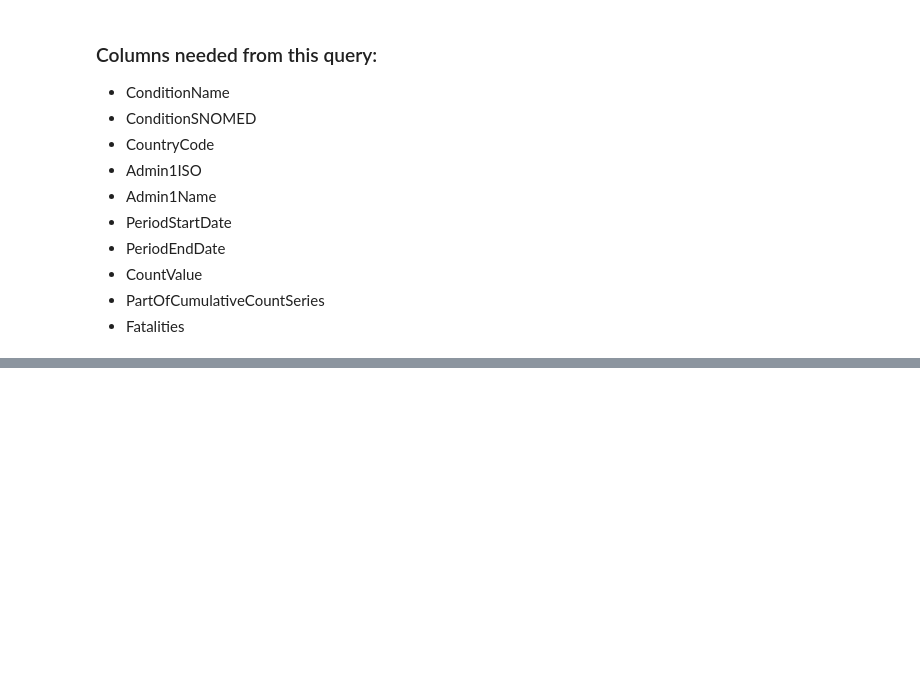
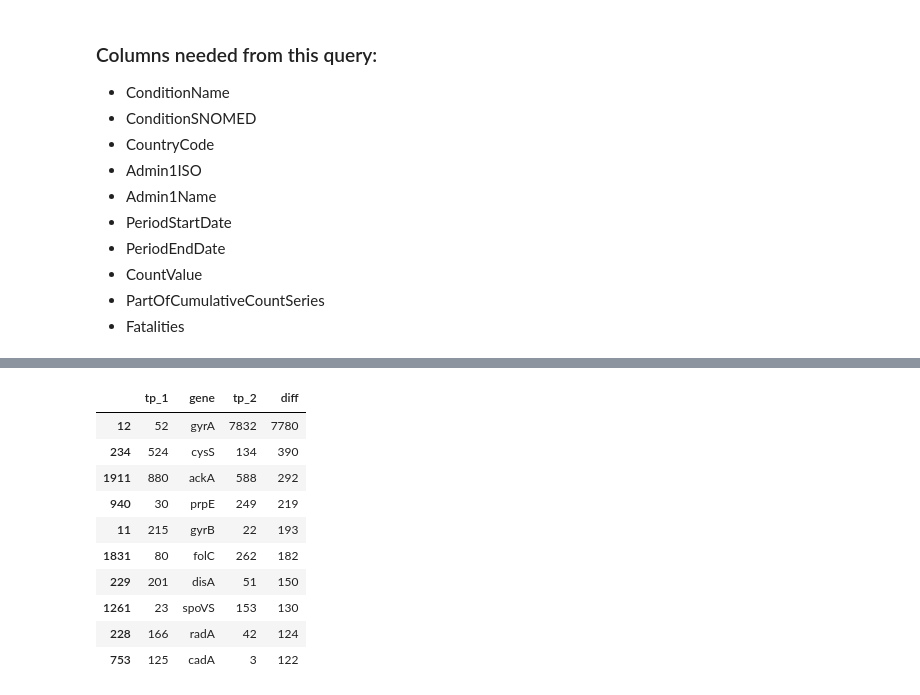
Before and after one commit to FusRaDa/biot670i_capstone_vaccination_project, a Jupyter notebook: rada_notebooks/99_tycho_api.ipynb, the cells around one changed output, grey strips where cells are left out. Drawn from its saved outputs; the diff is of its cells as text; code cells hidden in the pictures; blank space fills up the shorter version.

```diff
--- a/rada_notebooks/99_tycho_api.ipynb
+++ b/rada_notebooks/99_tycho_api.ipynb
@@ -56,0 +115,17 @@ URLError: <urlopen error [Errno 111] Connection refused>
+# %%
+tps_df = tps_df[(tps_df['tp_1'] > 0) & (tps_df['tp_2'] > 0)]
+# %%
+tps_df = tps_df.sort_values(by='diff', ascending=False)
+tps_df.head(10)
+# %% [output]
+|  | tp_1 | gene | tp_2 | diff |
+| 12 | 52 | gyrA | 7832 | 7780 |
+| 234 | 524 | cysS | 134 | 390 |
+| 1911 | 880 | ackA | 588 | 292 |
+| 940 | 30 | prpE | 249 | 219 |
+| 11 | 215 | gyrB | 22 | 193 |
+| 1831 | 80 | folC | 262 | 182 |
+| 229 | 201 | disA | 51 | 150 |
+| 1261 | 23 | spoVS | 153 | 130 |
+| 228 | 166 | radA | 42 | 124 |
+| 753 | 125 | cadA | 3 | 122 |
```
Also changed, not shown: parts of 8 cells of this notebook, 6 other files.
